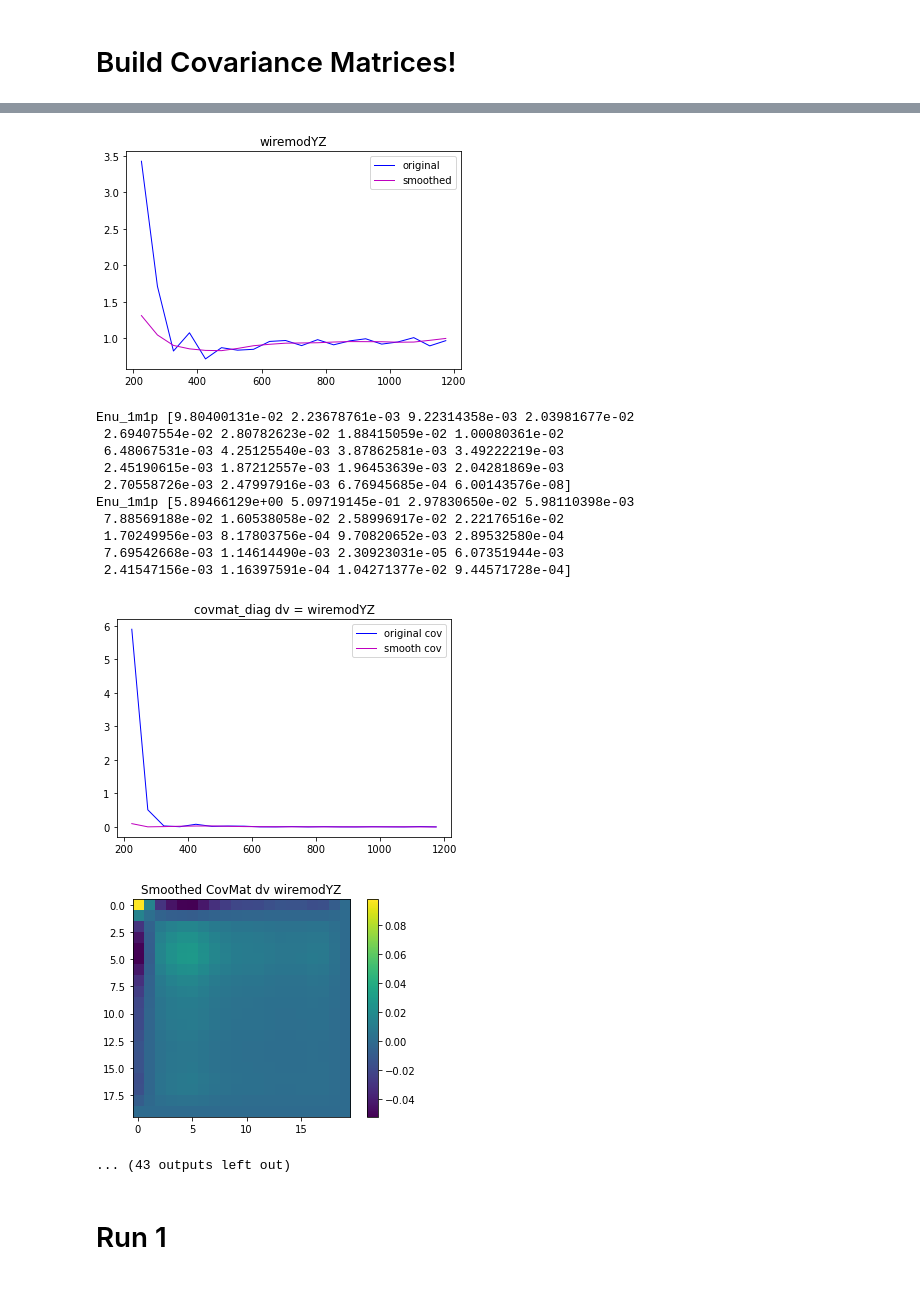
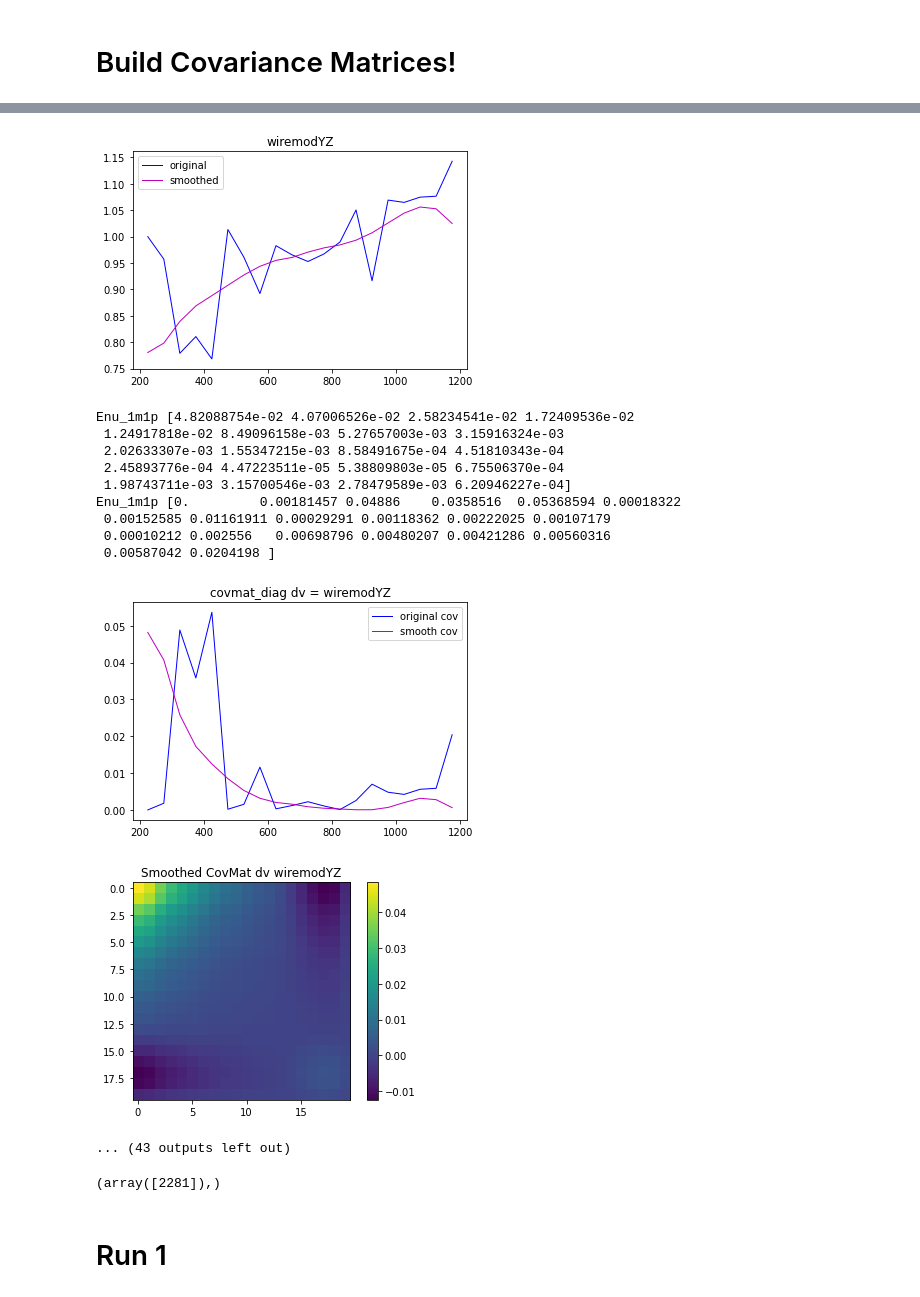
Before and after one commit to LArbys/1L1PSelection, a Jupyter notebook: Notebooks/DetSys.ipynb, the cells around one changed output, grey strips where cells are left out. Cells and saved outputs as stored; diff of their text form; code cells hidden in the pictures.

Commit message:
added weights correctlly

```diff
--- a/Notebooks/DetSys.ipynb
+++ b/Notebooks/DetSys.ipynb
@@ -212,22 +175,30 @@ from random import random
 
 
 
-def smooth(cv_list,dv_list,xmin,xmax,dv_name,ratio=1,nbin=20):
+def smooth(cv_list,dv_list,xmin,xmax,dv_name,cv_weights=1,dv_weights=1,ratio=1,nbin=20):
 
 #----------------------------------------------------------------
 # This section is the CV
     cv = np.array(cv_list)
     dv = np.array(dv_list)
+    cv_w = np.array(cv_weights+0.00000001)
+    dv_w = np.array(dv_weights+0.00000001)
+
+    if (cv_w.size==1 or dv_w.size==1):
+        cv_w = np.ones(cv.size)
+        dv_w = np.ones(dv.size)
+    elif (cv.size != cv_w.size or dv.size != dv_w.size):
+        print('##############     ERROR weights and lists are not matching sizes ####################')
+        return(0,0)
+
 
 # throw away the data points outside of the hist limits to fake the real data
 #    mask1 = np.logical_and(cv >= xmin, cv <= xmax)
 #    cv = cv[mask1]
 
-    cv_hist, binedges = np.histogram(cv, bins = nbin, range = (xmin, xmax))
+    cv_hist, binedges = np.histogram(cv, bins = nbin, range = (xmin, xmax),weights=cv_w)
     cv_hist= cv_hist+0.000001 # assure no zero bins
-    print('$$$$$$$$$$$$$$$$$$$$')
-    print(cv_hist)
-    print('!!!!!!!!!!!!!!!!!!!!')
+
 
 #-------------------------------------------------------------------------------
 # look for spikes at edges and remove them.  Smoothing cannot handle these.
@@ -252,11 +223,14 @@ def smooth(cv_list,dv_list,xmin,xmax,dv_name,ratio=1,nbin=20):
     if (drop0):
         mask1 = np.logical_and(cv >= binedges[1], cv <= xmax)
         cv = cv[mask1]
+        cv_w = cv_w[mask1]
         print('----------------------------drop0_cv')
 
     if (dropn):
         mask1 = np.logical_and(cv >= xmin, cv <=  binedges[nbin-1])
         cv = cv[mask1]
+        cv_w = cv_w[mask1]
+
         print('dropn_cv')
 
 
@@ -265,7 +239,7 @@ def smooth(cv_list,dv_list,xmin,xmax,dv_name,ratio=1,nbin=20):
 
 
 # calculate Sheather/Jones bandwidth
-    bwid=0.5*0.9*(xmax-xmin)*((sum(cv_hist))**(-1./7))
+    bwid=0.75*0.9*(xmax-xmin)*((sum(cv_hist))**(-1./7))
     print('bwid = %f'%bwid)
 
     # This smoothing library wants 2d so pad it out
@@ -283,7 +257,7 @@ def smooth(cv_list,dv_list,xmin,xmax,dv_name,ratio=1,nbin=20):
 #
     # This smoothing library wants 2d so pad it out
     dv2d=dv [:, np.newaxis]
-    dv_hist, binedges = np.histogram(dv, bins = nbin, range = (xmin, xmax))
+    dv_hist, binedges = np.histogram(dv, bins = nbin, range = (xmin, xmax),weights=dv_w)
     dv_hist= ratio*dv_hist+0.000001 # assure no zero bins
     print('!!!!!!!!!!!!!!!!!!!!')
     print(dv_hist)
@@ -295,26 +269,28 @@ def smooth(cv_list,dv_list,xmin,xmax,dv_name,ratio=1,nbin=20):
         mask1 = np.logical_and(dv >= binedges[1], dv <= xmax)
         dv = dv[mask1]
         print('-----------------------------------drop0_dv')
+        dv_w = dv_w[mask1]
 
 
     if (dropn):
         mask1 = np.logical_and(dv >= xmin, dv <=  binedges[nbin-1])
         dv = dv[mask1]
         print('drop0_dv')
+        dv_w = dv_w[mask1]
 
 
 #----------------------------------------------------------------
 # Smooth both CV AND DV, Fix up the edge bins.
 
     #get the CV smoothed case and normalize it
-    gkdeCV= KernelDensity(kernel='epanechnikov', bandwidth=bwid).fit(cv2d)
+    gkdeCV= KernelDensity(kernel='epanechnikov', bandwidth=bwid).fit(cv2d,sample_weight=cv_w)
     mykdeCV = np.exp(gkdeCV.score_samples(range2d))
     yhatCV=np.zeros(10*nbin)
 #    yhatCV=(mykdeCV)*(cv.shape[0])/sum(mykdeCV)
     yhatCV=(mykdeCV)*(sum(cv_hist))/sum(mykdeCV)
 
     #get the DV smoothed case and normalize it
-    gkdeDV= KernelDensity(kernel='epanechnikov', bandwidth=bwid).fit(dv2d)
+    gkdeDV= KernelDensity(kernel='epanechnikov', bandwidth=bwid).fit(dv2d,sample_weight=dv_w)
     mykdeDV = np.exp(gkdeDV.score_samples(range2d))
 
     yhatDV=np.zeros(10*nbin)
@@ -417,22 +393,23 @@ for i in range(1):
         var_cv_list = np.array(var_cv.astype(float).values.tolist())
         var_sys_list = np.array(var_sys.astype(float).values.tolist())
         cv_weights = np.array(myvardf.query(s_cuts_cv)['xsec_corr_weight'].astype(float).values.tolist())
-        sys_weights = np.array(myvardf.query(s_cuts)['xsec_corr_weight'].astype(float).values.tolist())
+        dv_weights = np.array(myvardf.query(s_cuts)['xsec_corr_weight'].astype(float).values.tolist())
         ratio = pot_cv / pot_dv
 
-        var_cv_list = var_cv_list * cv_weights
+#        var_cv_list = var_cv_list * cv_weights
 
-        var_sys_list = var_sys_list * sys_weights
+#        var_sys_list = var_sys_list * sys_weights
 
 
 
-        CV_smooth,DV_smooth = smooth(var_cv_list,var_sys_list,dist.myrange[0],dist.myrange[1],names[sysi],nbin=nbins,ratio=ratio)
+        CV_smooth,DV_smooth = smooth(var_cv_list,var_sys_list,dist.myrange[0],dist.myrange[1],names[sysi],cv_weights=cv_weights,dv_weights=dv_weights,nbin=nbins,ratio=ratio)
+        #CV_smooth,DV_smooth = smooth(var_cv_list,var_sys_list,dist.myrange[0],dist.myrange[1],names[sysi],cv_weights=1,dv_weights=1,nbin=nbins,ratio=ratio)
 
 
 
 #        print(cv_weights)
-        hCV,binedges = np.histogram(var_cv_list,bins=nbins,range=dist.myrange)#,weights= cv_weights)#cv_scale)
-        h0,_ = np.histogram(var_sys_list,bins=nbins,range=dist.myrange)#,weights=sys_weights)#cv_scale)
+        hCV,binedges = np.histogram(var_cv_list,bins=nbins,range=dist.myrange,weights= cv_weights)#cv_scale)
+        h0,_ = np.histogram(var_sys_list,bins=nbins,range=dist.myrange,weights=dv_weights)#cv_scale)
         bincenters = np.diff(binedges)/2 + binedges[:-1]
         h0 = h0 *ratio
 
@@ -564,17 +532,22 @@ bwid = 138.429884
-[figure, old version]
+[figure, new version]
-Enu_1m1p [9.80400131e-02 2.23678761e-03 9.22314358e-03 2.03981677e-02
- 2.69407554e-02 2.80782623e-02 1.88415059e-02 1.00080361e-02
- 6.48067531e-03 4.25125540e-03 3.87862581e-03 3.49222219e-03
- 2.45190615e-03 1.87212557e-03 1.96453639e-03 2.04281869e-03
- 2.70558726e-03 2.47997916e-03 6.76945685e-04 6.00143576e-08]
-Enu_1m1p [5.89466129e+00 5.09719145e-01 2.97830650e-02 5.98110398e-03
- 7.88569188e-02 1.60538058e-02 2.58996917e-02 2.22176516e-02
- 1.70249956e-03 8.17803756e-04 9.70820652e-03 2.89532580e-04
- 7.69542668e-03 1.14614490e-03 2.30923031e-05 6.07351944e-03
- 2.41547156e-03 1.16397591e-04 1.04271377e-02 9.44571728e-04]
+Enu_1m1p [4.82088754e-02 4.07006526e-02 2.58234541e-02 1.72409536e-02
+ 1.24917818e-02 8.49096158e-03 5.27657003e-03 3.15916324e-03
+ 2.02633307e-03 1.55347215e-03 8.58491675e-04 4.51810343e-04
+ 2.45893776e-04 4.47223511e-05 5.38809803e-05 6.75506370e-04
+ 1.98743711e-03 3.15700546e-03 2.78479589e-03 6.20946227e-04]
+Enu_1m1p [0.         0.00181457 0.04886    0.0358516  0.05368594 0.00018322
+ 0.00152585 0.01161911 0.00029291 0.00118362 0.00222025 0.00107179
+ 0.00010212 0.002556   0.00698796 0.00480207 0.00421286 0.00560316
+ 0.00587042 0.0204198 ]
-[figure, old version]
+[figure, new version]
-[figure, old version]
+[figure, new version]
 ... (43 outputs left out)
+# %%
+a = np.array(myvardf.query(s_cuts_cv)['xsec_corr_weight'].astype(float).values.tolist())
+print(np.where(a==0))
+#np.savetxt(covfolder+'/bla.csv',np.array(myvardf.query(s_cuts_cv)['xsec_corr_weight'].astype(float).values.tolist()), delimiter=',')
+# %% [output]
+(array([2281]),)
 # %% [markdown]
 # Run 1
 # %%
```
Also changed, not shown: parts of 4 cells of this notebook.
